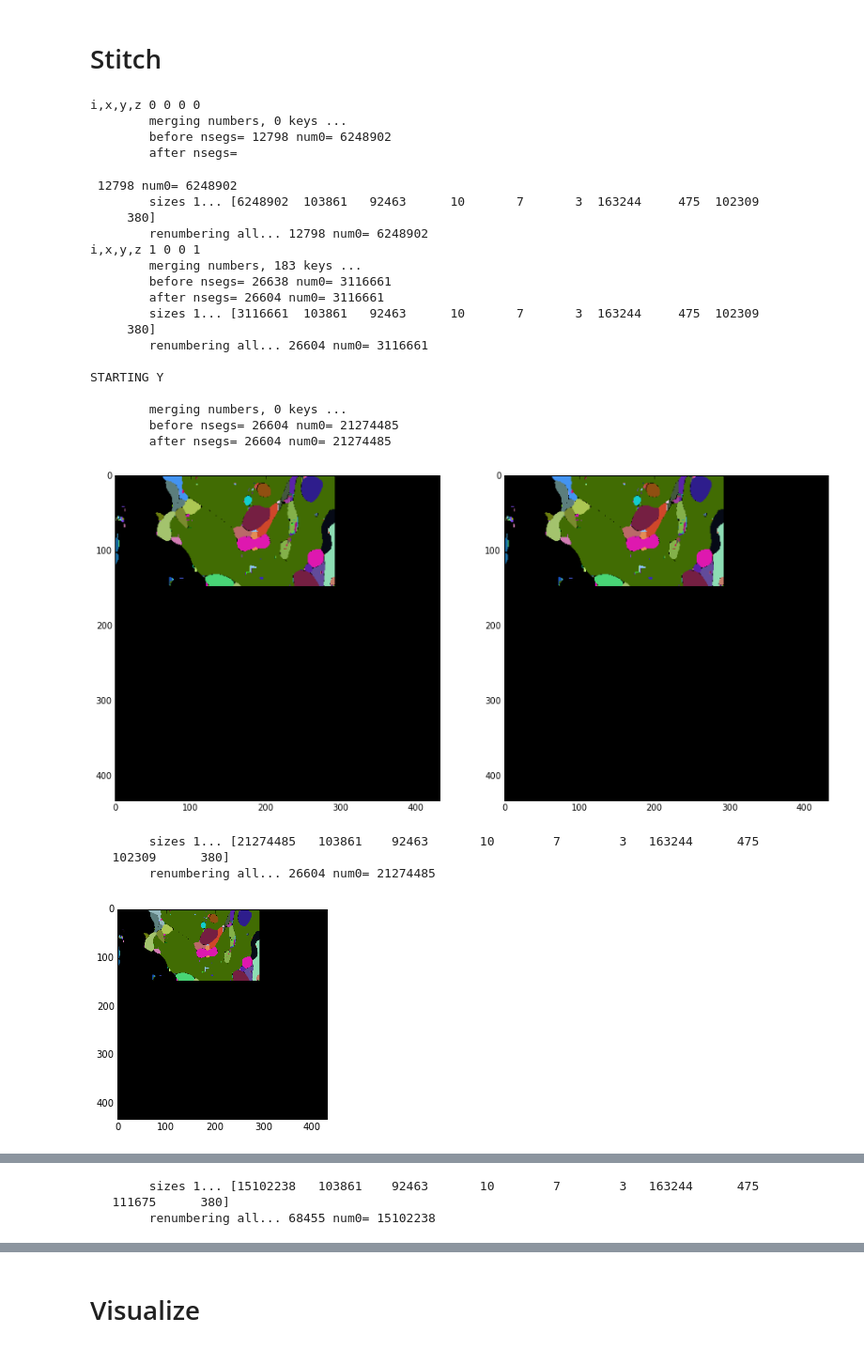
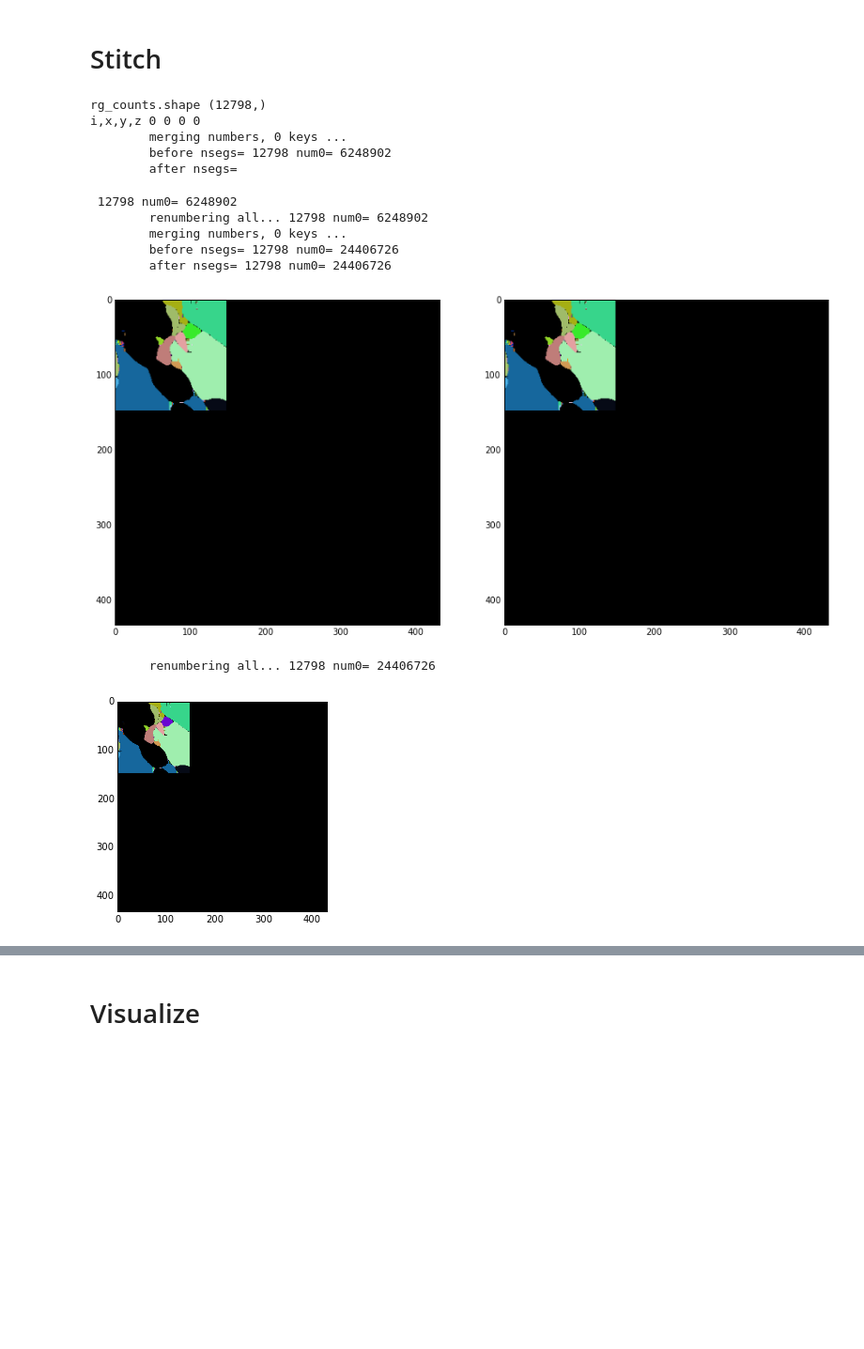
Before and after one commit to csinva/conv-net-scripts, a Jupyter notebook: src_cython/par_tests_3.ipynb, the cells around one changed output, grey strips where cells are left out. Shown at 94% size. Saved outputs shown, nothing was run; the diff lists cells and outputs as text; code cells hidden in the pictures; blank space fills up the shorter version.

```diff
--- a/src_cython/par_tests_3.ipynb
+++ b/src_cython/par_tests_3.ipynb
@@ -136,10 +136,10 @@ filename = 'basic.h5'
 i = 0
 seg_out = np.zeros(dims,dtype='uint64')
 counts_x = {}
+rg_full = np.empty((0,3))
 for x in range(0,1): #num_vols[0]):
     i = x*num_vols[1]*num_vols[2]
-    sx,ex = starts[i],ends[i]
-    re_x = {}
+    sx,ex,re_x = starts[i],ends[i],{}
 
     # start ybar --------------------------------------------------
     xdim = deltas[0]+7
@@ -151,7 +151,7 @@ for x in range(0,1): #num_vols[0]):
     counts_y = {}
     for y in range(0,1): #num_vols[1]):
         i = x*num_vols[1]*num_vols[2]+y*num_vols[2]
-        sy,ey = starts[i], ends[i]
+        sy,ey,re_y = starts[i], ends[i], {}
 
         # start zbar -----------------------------------------------
         ydim = deltas[1]+7
@@ -164,59 +164,49 @@ for x in range(0,1): #num_vols[0]):
         counts_z = {}
         for z in range(0,2): #num_vols[2]):
             i = x*num_vols[1]*num_vols[2]+y*num_vols[2]+z
-            arg,s,e = args[i],starts[i],ends[i]
-            seg = np.array(h5py.File(arg[1]+filename,'r')['seg'])
-            seg[seg!=0]+=np.max(zbar)+1
-            re_z = {} # maxes -> mins
+            arg,s,e,re_z = args[i],starts[i],ends[i],{}
+            basic_file = h5py.File(arg[1]+filename,'r')
+            seg = np.array(basic_file['seg'])
+            rg = np.array(basic_file['rg'])
+            rg_counts = np.array(basic_file['counts'])
+            inc = np.max(zbar)+1
+            seg[seg!=0]+=inc
+            rg[:,:2] += inc
+            rg_full = np.append(rg_full,rg,axis=0)
 
             print "i,x,y,z",i,x,y,z
             if not z==0:
                 re_z = calc_renums(edge_mins=zbar[:,:,s[2]+3],edge_maxes=seg[:,:,3], re=re_z, counts=counts_z)
             zbar[:,:,s[2]:e[2]] = seg[:,:,:]
         zbar = merge_and_renum(re_z,zbar,inc=False,p=False,counts=counts_z)
         zbar[zbar!=0] += np.max(ybar)+1
         # end zbar --------------------------------------------------
 
-        print "\nSTARTING Y\n"
-        re_y = {}
         if not y==0:
             re_y = calc_renums(edge_mins=ybar[0:,s[1]+3,:],edge_maxes=zbar[0:,3,:], re=re_y, counts=counts_y)
         ybar[:,sy[1]:ey[1],:] = zbar[:,:,:]
     ybar = merge_and_renum(re_y,ybar,inc=False,p=True,counts=counts_y)
     ybar[ybar!=0] += np.max(seg_out)+1
 
     # end ybar -------------------------------------------------------
     if not x==0:
         re_x = calc_renums(edge_mins=seg_out[sx[0]+3,:,:],edge_maxes=ybar[3,:,:],re=re_x, counts=counts_x)
     seg_out[sx[0]:ex[0],:,:] = ybar[:,:,:]
     seg_out = merge_and_renum(re_x,seg_out,inc=False,p=False,counts=counts_x)
 
 print "finished"
 # display_seg_xy(seg_out)
 # %% [output]
+rg_counts.shape (12798,)
 i,x,y,z 0 0 0 0
         merging numbers, 0 keys ...
         before nsegs= 12798 num0= 6248902
         after nsegs=
  12798 num0= 6248902
-        sizes 1... [6248902  103861   92463      10       7       3  163244     475  102309
-     380]
         renumbering all... 12798 num0= 6248902
-i,x,y,z 1 0 0 1
-        merging numbers, 183 keys ...
-        before nsegs= 26638 num0= 3116661
-        after nsegs= 26604 num0= 3116661
-        sizes 1... [3116661  103861   92463      10       7       3  163244     475  102309
-     380]
-        renumbering all... 26604 num0= 3116661
-
-STARTING Y
-
         merging numbers, 0 keys ...
-        before nsegs= 26604 num0= 21274485
-        after nsegs= 26604 num0= 21274485
+        before nsegs= 12798 num0= 24406726
+        after nsegs= 12798 num0= 24406726
-[figure, old version]
+[figure, new version]
-        sizes 1... [21274485   103861    92463       10        7        3   163244      475
-   102309      380]
-        renumbering all... 26604 num0= 21274485
+        renumbering all... 12798 num0= 24406726
-[figure, old version]
+[figure, new version]
@@ -244,3 +217,0 @@ STARTING Y
-        sizes 1... [15102238   103861    92463       10        7        3   163244      475
-   111675      380]
-        renumbering all... 68455 num0= 15102238
```
Also changed, not shown: parts of 4 cells of this notebook.
